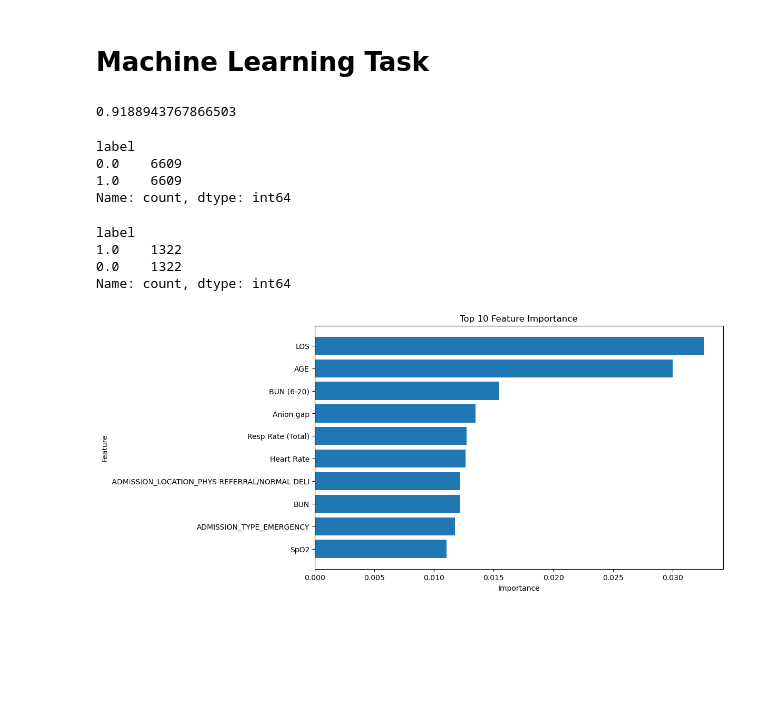
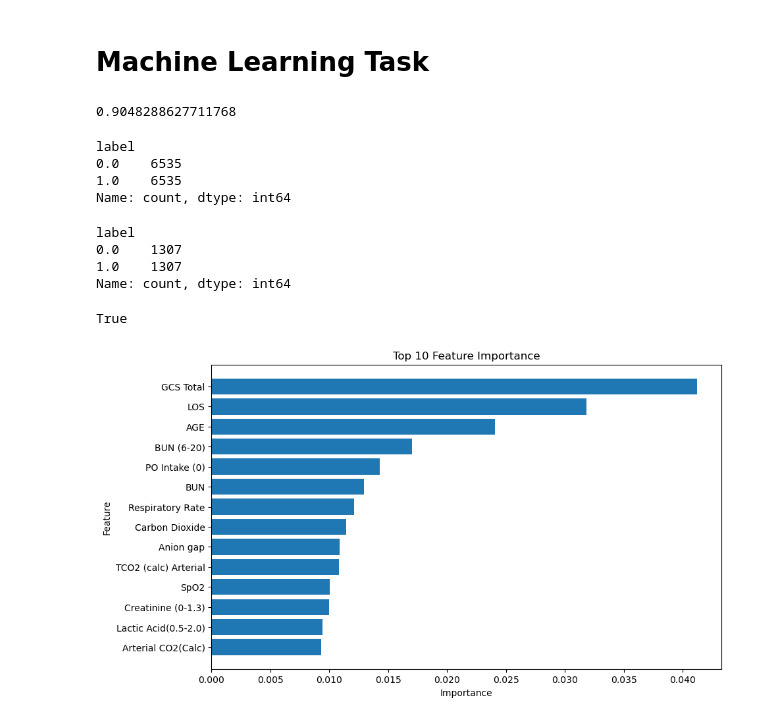
Before and after one commit to Harry-PARK/MIMIC_preprocessing, a Jupyter notebook: test.ipynb, the cells around one changed output. Drawn from its saved outputs; the diff is of its cells as text; code cells hidden in the pictures; blank space fills up the shorter version.

Commit message:
test ipynb = cohort update

```diff
--- a/test.ipynb
+++ b/test.ipynb
@@ -144,10 +144,14 @@ Processing Complete!
 # %% [markdown]
 # Cohort Integration
 # %%
+patients_static_csv = pd.read_csv(processed_data_path+"patients_static.csv")
+patients_static_T_info_csv = pd.read_csv(processed_data_path+"patients_static_T_info.csv")
 chartevents = pd.read_csv(processed_data_path+"chartevents2.csv")
 inputevents_mv = pd.read_csv(processed_data_path+"inputevents_mv.csv")
 outputevents = pd.read_csv(processed_data_path+"outputevents.csv")
 
+patients_static = om.PatientStatic()
+patients_static.load_processed(patients_static_csv, patients_static_T_info_csv)
 chartevents = om.Chartevents().load_processed(chartevents)
 inputevents_mv = om.InputeventsMV().load_processed(inputevents_mv)
 outputevents = om.Outputevents().load_processed(outputevents)
@@ -164,8 +206,7 @@ class Cohort:
             self.data = cohort
             self.cohort_present = True
 
-
-    def make_cohort(self):
+    def make_cohort(self, label_type:int=0):
         if self.cohort_present:
             return self.data
         merged_table = []
@@ -181,13 +222,21 @@ class Cohort:
         if isinstance(self.outputevents, om.Outputevents):
             merged_table.append("outputevents")
             self.data = self.data.merge(self.outputevents.data, on=["ICUSTAY_ID", "T"], how="left")
-        self.make_label()
+        if label_type == 0:
+            # in-hospital mortality
+            self.in_hospitality_label()
+        elif label_type == 1:
+            # 48h in-hospital mortality
+            pass
         self.cohort_present = True
         print(f"Tables merged: {merged_table}")
         return self.data
 
+    def in_hospitality_label(self):
+        self.data["label"] = self.data["DEATHTIME"].apply(lambda x: 1 if pd.notnull(x) else 0)
 
-
+    def in_hospitality_48h_label(self):
+        pass
 
     def cnvrt_column(self):
         if isinstance(self.chartevents, om.Chartevents):
@@ -197,20 +246,25 @@ class Cohort:
         if isinstance(self.outputevents, om.Outputevents):
             self.outputevents.cnvrt_column()
 
+    def imputation(self):
+        print("impute: col mean")
+        self.data = self.data.apply(lambda col: col.fillna(col.mean()), axis=0)
 
-    def make_label(self):
-        self.data["label"] = self.data["DEATHTIME"].apply(lambda x: 1 if pd.notnull(x) else 0)
+    def drop_columns(self):
+        print("drop empty columns")
+        self.data = self.data.dropna(axis=1, how="all")
 
+    def filter(self):
+        print("filter: age >= 18")
+        self.data = self.data[self.data["AGE"] >= 18]
 
     def make_train_set(self):
         self.data = self.data.drop(['SUBJECT_ID', 'LANGUAGE', 'MARITAL_STATUS', 'RELIGION', 'ICU_TIME', 'DEATHTIME', 'ADMITIME', 'DOB', 'T'], axis=1)
         self.data = pd.get_dummies(self.data, columns=['GENDER', 'ADMISSION_TYPE', 'ADMISSION_LOCATION', 'FIRST_CAREUNIT', 'INSURANCE', 'ETHNICITY'])
+        self.filter()
         self.data = self.data.groupby("ICUSTAY_ID").mean()
+        self.imputation()
+        self.drop_columns()
         label = self.data["label"]
         features = self.data.drop(["label"], axis=1)
         return  features, label
-
-
-cohort = Cohort(patients_static, chartevents, inputevents_mv)
-cohort.make_cohort()
-cohort.data.sort_values(by=["ICUSTAY_ID", "T"])
@@ -257,7 +332,6 @@ plt.show()
 # Machine Learning Task
 # %%
 import pandas as pd
-import numpy as np
 from sklearn.model_selection import train_test_split
 from sklearn.ensemble import RandomForestClassifier
 from sklearn.metrics import roc_auc_score
@@ -274,44 +348,49 @@ y_pred = model.predict_proba(x_test)[:, 1]
 
 roc_auc_score(y_test, y_pred)
 # %% [output]
-0.9188943767866503
+0.9048288627711768
 # %%
 label.value_counts()
 # %% [output]
 label
-0.0    6609
-1.0    6609
+0.0    6535
+1.0    6535
 Name: count, dtype: int64
 # %%
 y_test.value_counts()
 # %% [output]
 label
-1.0    1322
-0.0    1322
+0.0    1307
+1.0    1307
 Name: count, dtype: int64
+# %%
+"PO Intake (0)" in inputevents_mv.data.columns
+# %% [output]
+True
 # %%
+import matplotlib.pyplot as plt
 # 피처 중요도 추출
 feature_importances = model.feature_importances_
 
 # 피처 중요도를 데이터프레임으로 변환
 feature_importance_df = pd.DataFrame({
     'Feature': features.columns,
     'Importance': feature_importances
 })
 
 # 피처 중요도 정렬
 feature_importance_df = feature_importance_df.sort_values(by='Importance', ascending=False)
 
 # 상위 10개 피처 선택
-top_10_features = feature_importance_df.head(10)
+top_10_features = feature_importance_df.head(15)
 
 # 피처 중요도 시각화
 plt.figure(figsize=(10, 6))
 plt.barh(top_10_features['Feature'], top_10_features['Importance'])
 plt.xlabel('Importance')
 plt.ylabel('Feature')
 plt.title('Top 10 Feature Importance')
 plt.gca().invert_yaxis()  # 중요도가 높은 피처가 위로 오도록 정렬
 plt.show()
 # %% [output]
-[figure, old version]
+[figure, new version]
```
Also changed, not shown: parts of 11 cells of this notebook.
